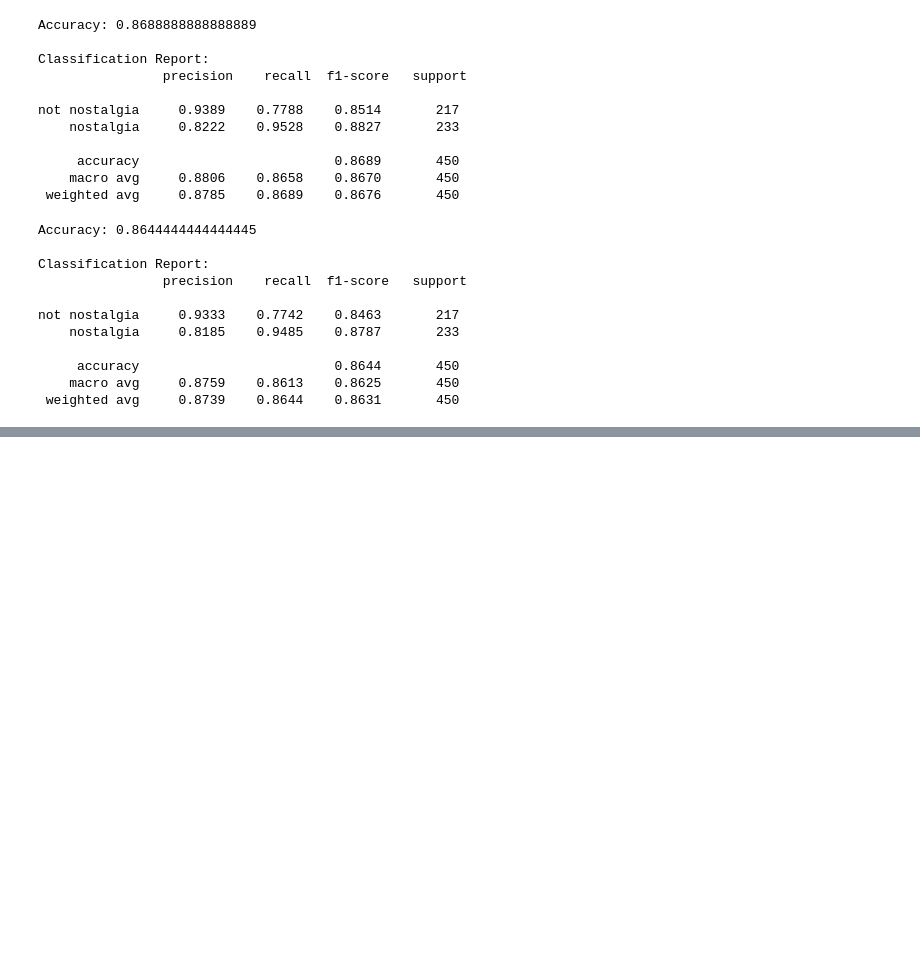
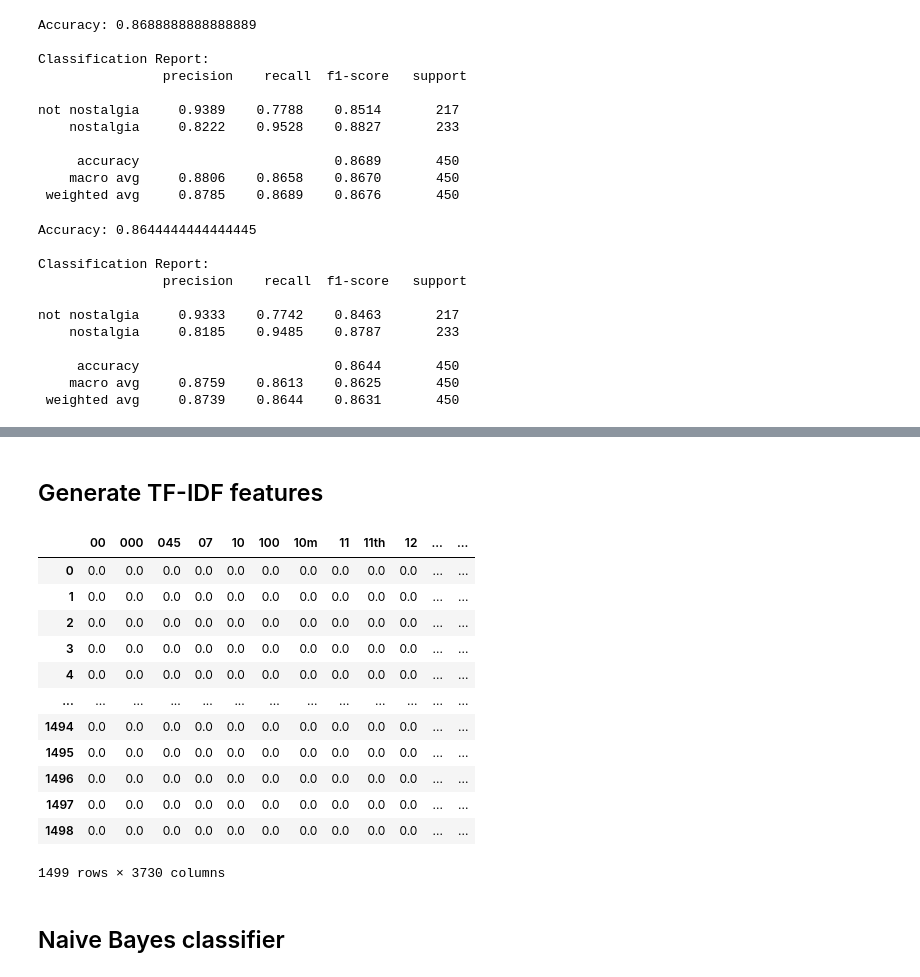
Before and after one commit to geeklad001/DM2024-Lab1-Homework, a Jupyter notebook: DM2024-Lab1-Homework.ipynb, the cells around one changed output, grey strips where cells are left out. Drawn from its saved outputs; the diff is of its cells as text; code cells hidden in the pictures; blank space fills up the shorter version.

```diff
--- a/DM2024-Lab1-Homework.ipynb
+++ b/DM2024-Lab1-Homework.ipynb
@@ -997,0 +1043,31 @@ not nostalgia     0.9333    0.7742    0.8463       217
+# %% [markdown]
+## Generate TF-IDF features
+# %%
+# Generate TF-IDF features from the tokens of each text
+
+# Reference https://ithelp.ithome.com.tw/m/articles/10228481 https://scikit-learn.org/stable/modules/generated/sklearn.feature_extraction.text.TfidfVectorizer.html
+# from sklearn.feature_extraction.text import TfidfTransformer
+from sklearn.feature_extraction.text import TfidfVectorizer
+
+# transformer = TfidfTransformer(smooth_idf=True)
+vectorizer = TfidfVectorizer()
+X_TDIDF = vectorizer.fit_transform(X.text)
+X_TDIDF_tdf = pd.DataFrame(X_TDIDF.toarray(),columns=vectorizer.get_feature_names_out())
+
+X_TDIDF_tdf
+# %% [output]
+|  | 00 | 000 | 045 | 07 | 10 | 100 | 10m | 11 | 11th | 12 | ... | ... |
+| 0 | 0.0 | 0.0 | 0.0 | 0.0 | 0.0 | 0.0 | 0.0 | 0.0 | 0.0 | 0.0 | ... | ... |
+| 1 | 0.0 | 0.0 | 0.0 | 0.0 | 0.0 | 0.0 | 0.0 | 0.0 | 0.0 | 0.0 | ... | ... |
+| 2 | 0.0 | 0.0 | 0.0 | 0.0 | 0.0 | 0.0 | 0.0 | 0.0 | 0.0 | 0.0 | ... | ... |
+| 3 | 0.0 | 0.0 | 0.0 | 0.0 | 0.0 | 0.0 | 0.0 | 0.0 | 0.0 | 0.0 | ... | ... |
+| 4 | 0.0 | 0.0 | 0.0 | 0.0 | 0.0 | 0.0 | 0.0 | 0.0 | 0.0 | 0.0 | ... | ... |
+| ... | ... | ... | ... | ... | ... | ... | ... | ... | ... | ... | ... | ... |
+| 1494 | 0.0 | 0.0 | 0.0 | 0.0 | 0.0 | 0.0 | 0.0 | 0.0 | 0.0 | 0.0 | ... | ... |
+| 1495 | 0.0 | 0.0 | 0.0 | 0.0 | 0.0 | 0.0 | 0.0 | 0.0 | 0.0 | 0.0 | ... | ... |
+| 1496 | 0.0 | 0.0 | 0.0 | 0.0 | 0.0 | 0.0 | 0.0 | 0.0 | 0.0 | 0.0 | ... | ... |
+| 1497 | 0.0 | 0.0 | 0.0 | 0.0 | 0.0 | 0.0 | 0.0 | 0.0 | 0.0 | 0.0 | ... | ... |
+| 1498 | 0.0 | 0.0 | 0.0 | 0.0 | 0.0 | 0.0 | 0.0 | 0.0 | 0.0 | 0.0 | ... | ... |
+1499 rows × 3730 columns
+# %% [markdown]
+## Naive Bayes classifier
```
Also changed, not shown: parts of 12 cells of this notebook.
